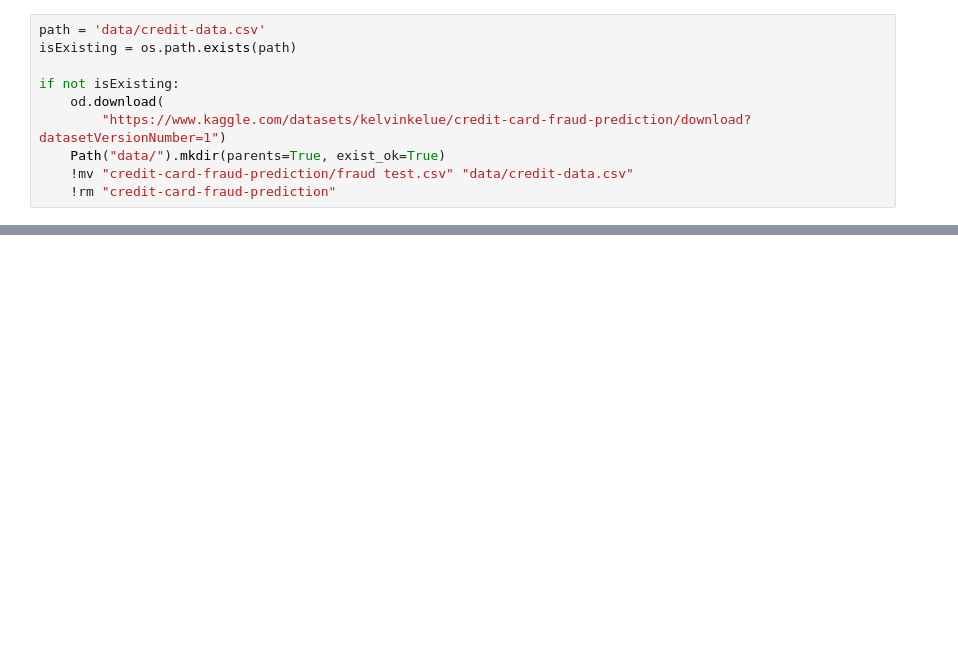
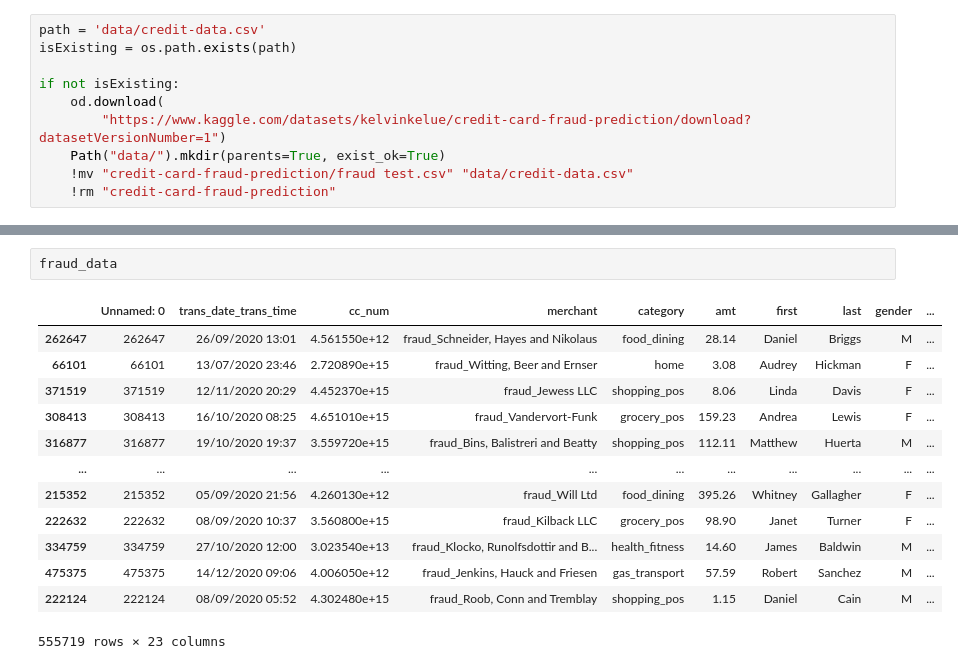
Before and after one commit to theConsite/PJATK_ASI, a Jupyter notebook: FraudDetectionPOC.ipynb, the cells around one changed output, grey strips where cells are left out. Saved outputs shown, nothing was run; the diff lists cells and outputs as text; blank space fills up the shorter version.

```diff
--- a/FraudDetectionPOC.ipynb
+++ b/FraudDetectionPOC.ipynb
@@ -92,0 +36,16 @@ max       -66.952026       1.000000
+# %%
+fraud_data
+# %% [output]
+|  | Unnamed: 0 | trans_date_trans_time | cc_num | merchant | category | amt | first | last | gender | ... |
+| 262647 | 262647 | 26/09/2020 13:01 | 4.561550e+12 | fraud_Schneider, Hayes and Nikolaus | food_dining | 28.14 | Daniel | Briggs | M | ... |
+| 66101 | 66101 | 13/07/2020 23:46 | 2.720890e+15 | fraud_Witting, Beer and Ernser | home | 3.08 | Audrey | Hickman | F | ... |
+| 371519 | 371519 | 12/11/2020 20:29 | 4.452370e+15 | fraud_Jewess LLC | shopping_pos | 8.06 | Linda | Davis | F | ... |
+| 308413 | 308413 | 16/10/2020 08:25 | 4.651010e+15 | fraud_Vandervort-Funk | grocery_pos | 159.23 | Andrea | Lewis | F | ... |
+| 316877 | 316877 | 19/10/2020 19:37 | 3.559720e+15 | fraud_Bins, Balistreri and Beatty | shopping_pos | 112.11 | Matthew | Huerta | M | ... |
+| ... | ... | ... | ... | ... | ... | ... | ... | ... | ... | ... |
+| 215352 | 215352 | 05/09/2020 21:56 | 4.260130e+12 | fraud_Will Ltd | food_dining | 395.26 | Whitney | Gallagher | F | ... |
+| 222632 | 222632 | 08/09/2020 10:37 | 3.560800e+15 | fraud_Kilback LLC | grocery_pos | 98.90 | Janet | Turner | F | ... |
+| 334759 | 334759 | 27/10/2020 12:00 | 3.023540e+13 | fraud_Klocko, Runolfsdottir and B... | health_fitness | 14.60 | James | Baldwin | M | ... |
+| 475375 | 475375 | 14/12/2020 09:06 | 4.006050e+12 | fraud_Jenkins, Hauck and Friesen | gas_transport | 57.59 | Robert | Sanchez | M | ... |
+| 222124 | 222124 | 08/09/2020 05:52 | 4.302480e+15 | fraud_Roob, Conn and Tremblay | shopping_pos | 1.15 | Daniel | Cain | M | ... |
+555719 rows × 23 columns
```
Also changed, not shown: parts of 26 cells of this notebook, 2 other files.
